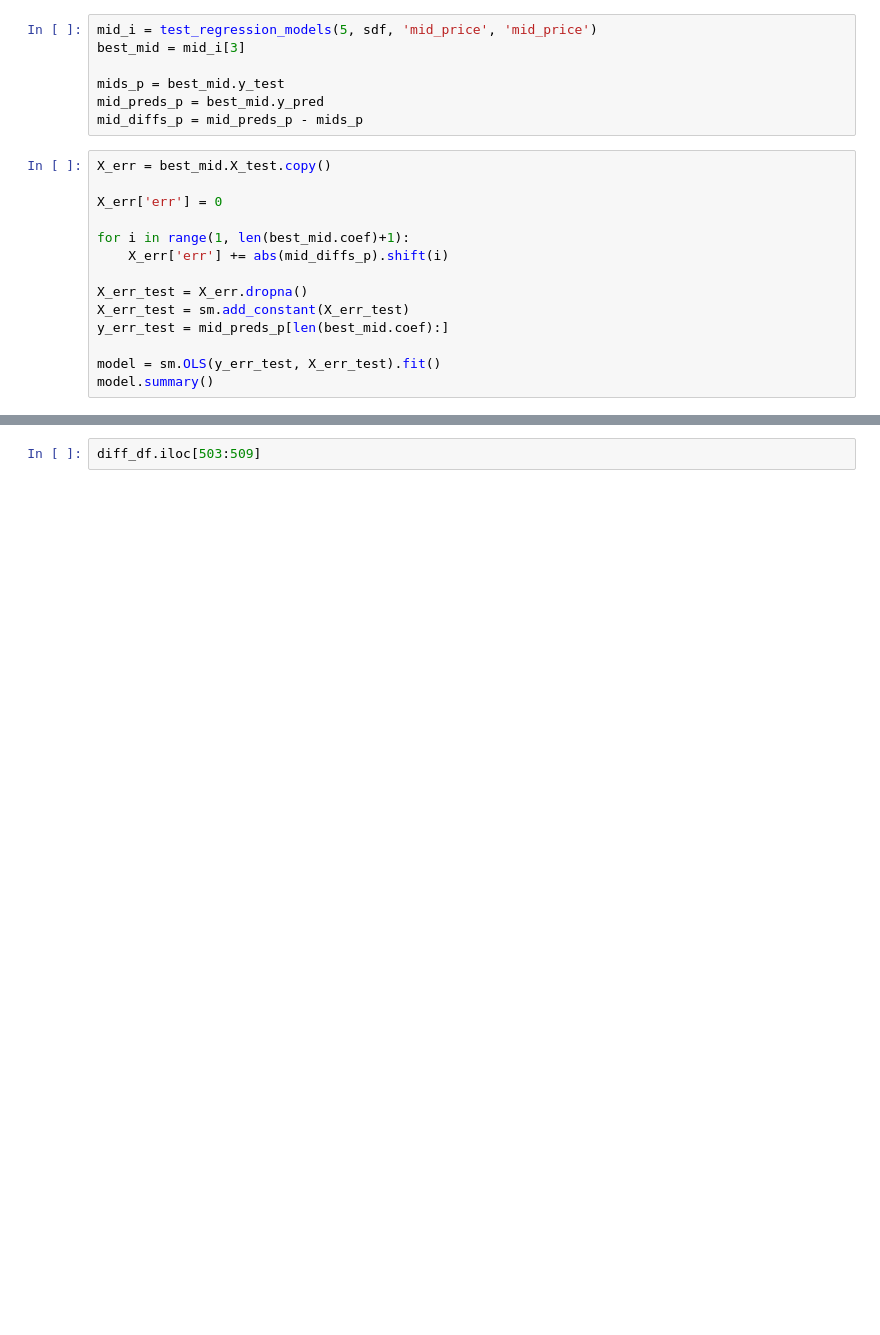
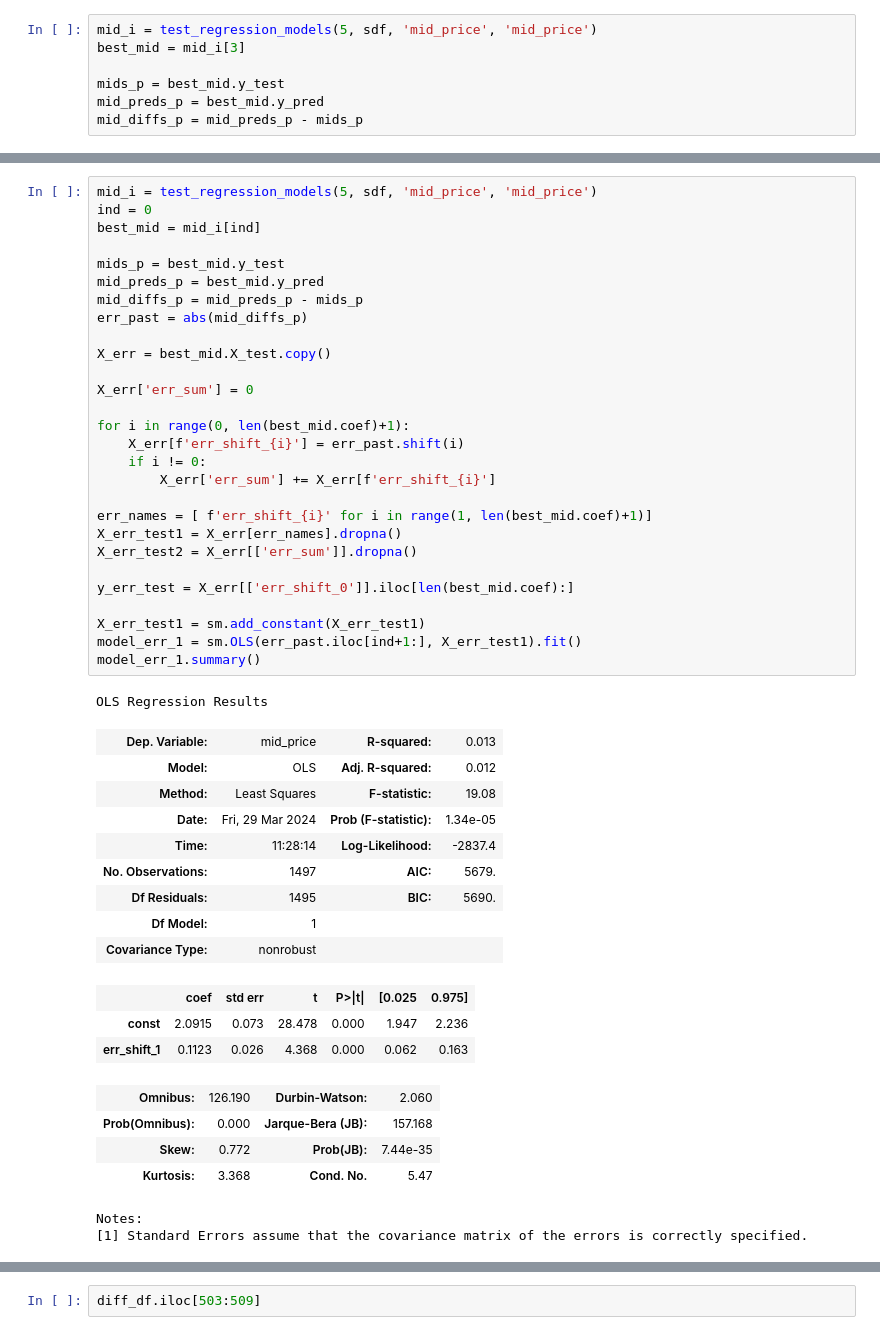
Before and after one commit to felixpoirier1/Prosperity, a Jupyter notebook: test.ipynb, the cells around one changed output, grey strips where cells are left out. Cells and saved outputs as stored; diff of their text form; blank space fills up the shorter version.

```diff
--- a/test.ipynb
+++ b/test.ipynb
@@ -808,17 +824,3 @@ best_mid = mid_i[3]
 mids_p = best_mid.y_test
 mid_preds_p = best_mid.y_pred
 mid_diffs_p = mid_preds_p - mids_p
-# %%
-X_err = best_mid.X_test.copy()
-
-X_err['err'] = 0
-
-for i in range(1, len(best_mid.coef)+1):
-    X_err['err'] += abs(mid_diffs_p).shift(i)
-
-X_err_test = X_err.dropna()
-X_err_test = sm.add_constant(X_err_test)
-y_err_test = mid_preds_p[len(best_mid.coef):]
-
-model = sm.OLS(y_err_test, X_err_test).fit()
-model.summary()
@@ -850,0 +827,48 @@ strong multicollinearity or other numerical problems.
+# %%
+mid_i = test_regression_models(5, sdf, 'mid_price', 'mid_price')
+ind = 0
+best_mid = mid_i[ind]
+
+mids_p = best_mid.y_test
+mid_preds_p = best_mid.y_pred
+mid_diffs_p = mid_preds_p - mids_p
+err_past = abs(mid_diffs_p)
+
+X_err = best_mid.X_test.copy()
+
+X_err['err_sum'] = 0
+
+for i in range(0, len(best_mid.coef)+1):
+    X_err[f'err_shift_{i}'] = err_past.shift(i)
+    if i != 0:
+        X_err['err_sum'] += X_err[f'err_shift_{i}']
+
+err_names = [ f'err_shift_{i}' for i in range(1, len(best_mid.coef)+1)]
+X_err_test1 = X_err[err_names].dropna()
+X_err_test2 = X_err[['err_sum']].dropna()
+
+y_err_test = X_err[['err_shift_0']].iloc[len(best_mid.coef):]
+
+X_err_test1 = sm.add_constant(X_err_test1)
+model_err_1 = sm.OLS(err_past.iloc[ind+1:], X_err_test1).fit()
+model_err_1.summary()
+# %% [output]
+OLS Regression Results
+| Dep. Variable: | mid_price | R-squared: | 0.013 |
+| Model: | OLS | Adj. R-squared: | 0.012 |
+| Method: | Least Squares | F-statistic: | 19.08 |
+| Date: | Fri, 29 Mar 2024 | Prob (F-statistic): | 1.34e-05 |
+| Time: | 11:28:14 | Log-Likelihood: | -2837.4 |
+| No. Observations: | 1497 | AIC: | 5679. |
+| Df Residuals: | 1495 | BIC: | 5690. |
+| Df Model: | 1 |  |  |
+| Covariance Type: | nonrobust |  |  |
+|  | coef | std err | t | P>|t| | [0.025 | 0.975] |
+| const | 2.0915 | 0.073 | 28.478 | 0.000 | 1.947 | 2.236 |
+| err_shift_1 | 0.1123 | 0.026 | 4.368 | 0.000 | 0.062 | 0.163 |
+| Omnibus: | 126.190 | Durbin-Watson: | 2.060 |
+| Prob(Omnibus): | 0.000 | Jarque-Bera (JB): | 157.168 |
+| Skew: | 0.772 | Prob(JB): | 7.44e-35 |
+| Kurtosis: | 3.368 | Cond. No. | 5.47 |
+Notes:
+[1] Standard Errors assume that the covariance matrix of the errors is correctly specified.
```
Also changed, not shown: parts of 17 cells of this notebook.
